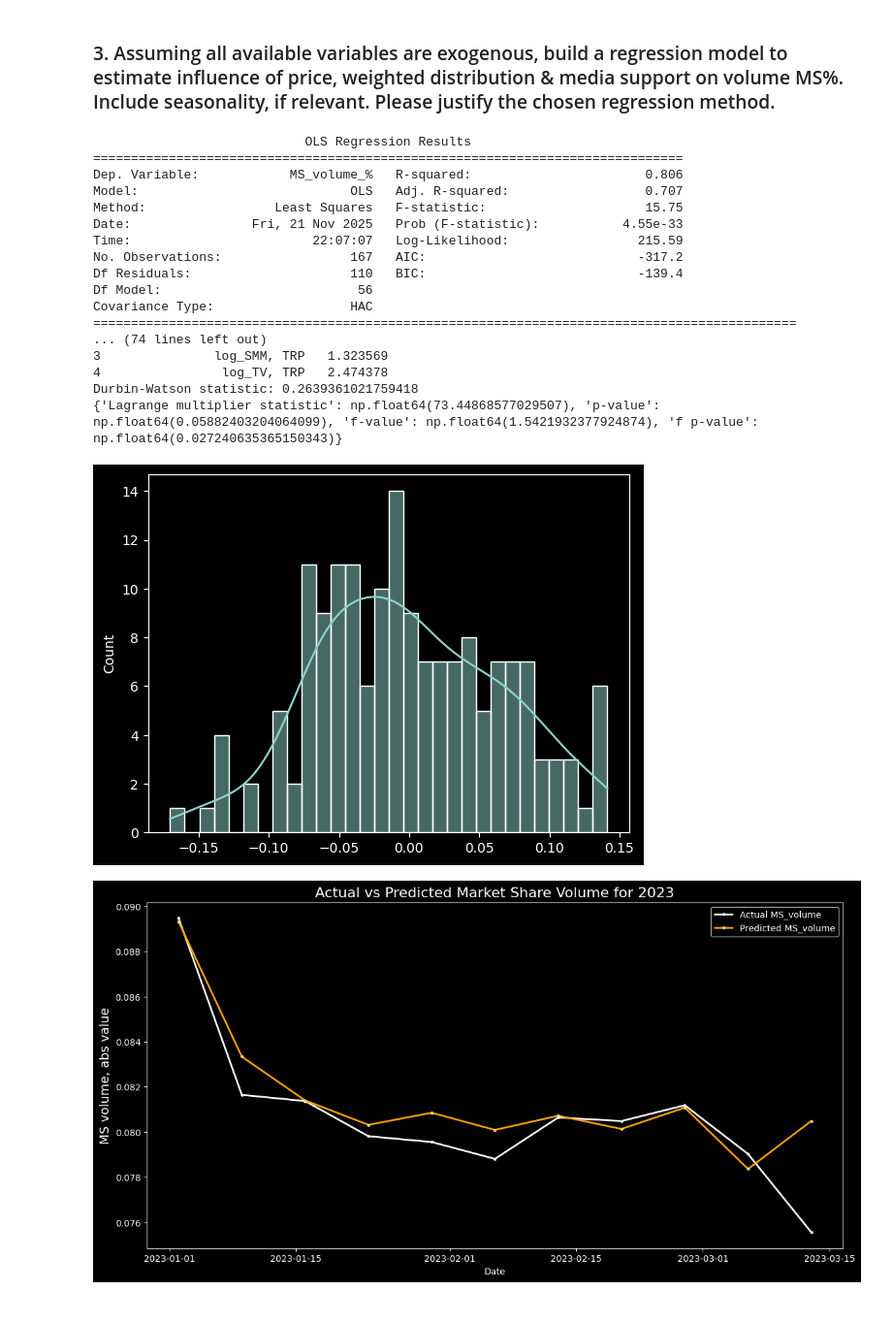
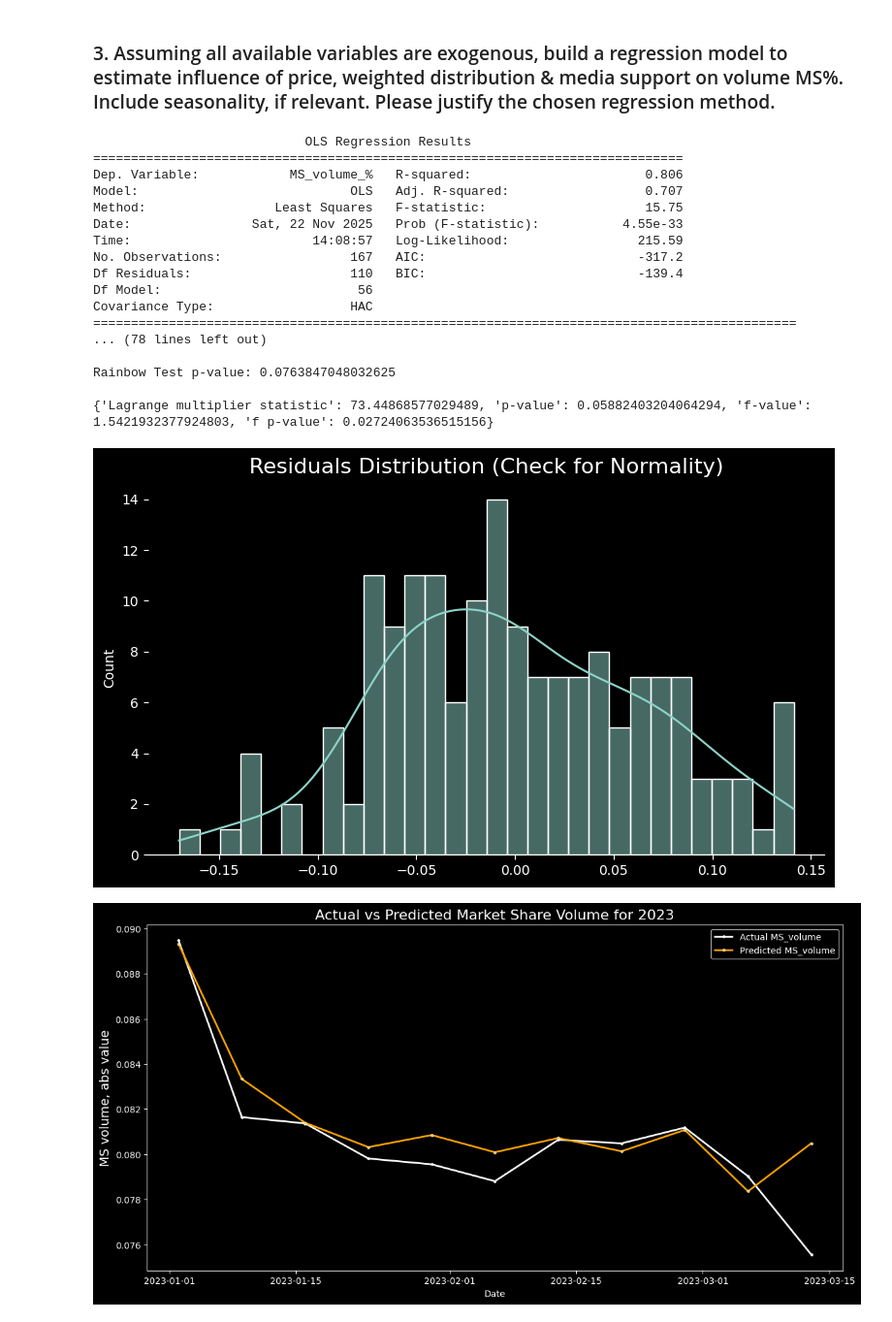
Before and after one commit to Korch195/Econometrics, a Jupyter notebook: main.ipynb, the cells around one changed output. Shown: that part at 97% size. Drawn from its saved outputs; the diff is of its cells as text; code cells hidden in the pictures.

```diff
--- a/main.ipynb
+++ b/main.ipynb
@@ -126,42 +126,49 @@ model2 = sm.OLS(y, X2).fit(cov_type='HAC', cov_kwds={"maxlags": 8})
 best = model1 if model1.rsquared_adj > model2.rsquared_adj else model2
 print(best.summary())
 
 from statsmodels.stats.outliers_influence import variance_inflation_factor
 vif_data = pd.DataFrame()
 vif_data["feature"] = X.columns
 vif_data["VIF"] = [variance_inflation_factor(X.values, i) for i in range(X.shape[1])]
 print(vif_data)
 
 from statsmodels.stats.stattools import durbin_watson
 dw_stat = durbin_watson(best.resid)
-print(f'Durbin-Watson statistic: {dw_stat}')
+print(f'\nDurbin-Watson statistic: {dw_stat}\n')
+
+from statsmodels.stats.diagnostic import linear_rainbow
+test_statistic, p_value = linear_rainbow(best)
+print(f"Rainbow Test p-value: {p_value}\n")
 
 import statsmodels.stats.api as sms
 name = ['Lagrange multiplier statistic', 'p-value', 'f-value', 'f p-value']
 test = sms.het_breuschpagan(best.resid, best.model.exog)
 print(dict(zip(name, test)))
 
+plt.figure(figsize=(9, 5))
 sns.histplot(best.resid, bins=30, kde=True)
+plt.title("Residuals Distribution (Check for Normality)", fontsize=16)
+sns.despine(left=True, right=True)
 plt.show()
 # %% [output]
                             OLS Regression Results
 ==============================================================================
 Dep. Variable:            MS_volume_%   R-squared:                       0.806
 Model:                            OLS   Adj. R-squared:                  0.707
 Method:                 Least Squares   F-statistic:                     15.75
-Date:                Fri, 21 Nov 2025   Prob (F-statistic):           4.55e-33
-Time:                        22:07:07   Log-Likelihood:                 215.59
+Date:                Sat, 22 Nov 2025   Prob (F-statistic):           4.55e-33
+Time:                        14:08:57   Log-Likelihood:                 215.59
 No. Observations:                 167   AIC:                            -317.2
 Df Residuals:                     110   BIC:                            -139.4
 Df Model:                          56
 Covariance Type:                  HAC
 =============================================================================================
-... (74 lines left out)
-3               log_SMM, TRP   1.323569
-4                log_TV, TRP   2.474378
-Durbin-Watson statistic: 0.2639361021759418
-{'Lagrange multiplier statistic': np.float64(73.44868577029507), 'p-value': np.float64(0.05882403204064099), 'f-value': np.float64(1.5421932377924874), 'f p-value': np.float64(0.027240635365150343)}
+... (78 lines left out)
+
+Rainbow Test p-value: 0.0763847048032625
+
+{'Lagrange multiplier statistic': 73.44868577029489, 'p-value': 0.05882403204064294, 'f-value': 1.5421932377924803, 'f p-value': 0.02724063536515156}
-[figure, old version]
+[figure, new version]
 # %%
 df_2023 = data[data["Year"] == 2023].copy()
 # df_2023["media_support, TRP"] = df_2023[["Video, TRP", "SMM, TRP", "TV, TRP"]].sum(axis=1)
```
Also changed, not shown: parts of 2 cells of this notebook.
